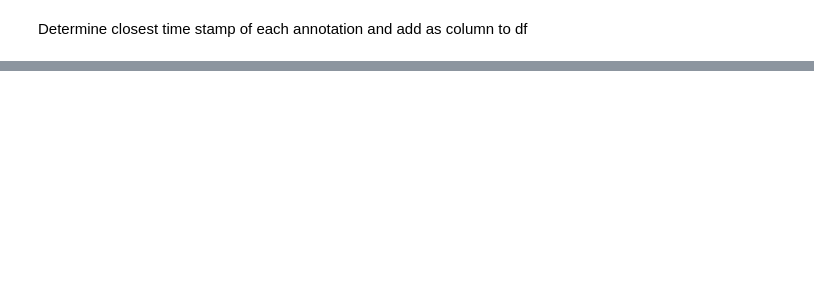
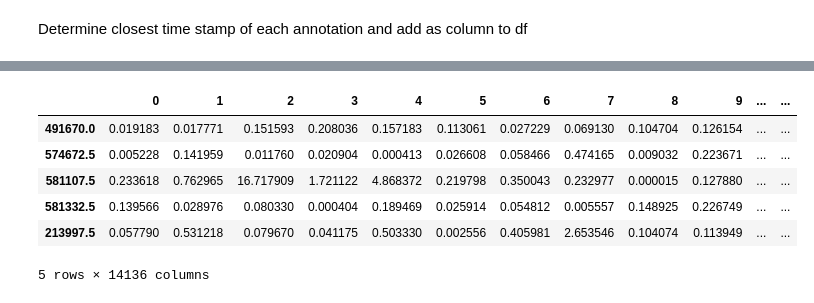
Before and after one commit to grace3999/USV_Python, a Jupyter notebook: Notebooks/Slices_from_annotations.ipynb, the cells around one changed output, grey strips where cells are left out. Cells and saved outputs as stored; diff of their text form; code cells hidden in the pictures; blank space fills up the shorter version.

Commit message:
created slices from annotations

```diff
--- a/Notebooks/Slices_from_annotations.ipynb
+++ b/Notebooks/Slices_from_annotations.ipynb
@@ -185,11 +88,0 @@ Threshold data
-# %%
-start = time.time()
-
-spec_slices_thresh_df = pd.DataFrame(index = spec_slices_df.index)
-for time_stamp in spec_slices_df.index:
-    threshold = np.percentile(spec_slices_df.loc[time_stamp], 70)
-    spec_slices_thresh_df.loc[time_stamp][spec_slices_df.loc[time_stamp] < threshold] = 0
-
-end = time.time()
-print(end - start)
-spec_slices_thresh_df.head()
@@ -202,14 +88,0 @@ features_df.head()
-# %%
-start = time.time()
-
-spec_flat_df = pd.DataFrame(index = spec_slices_df.index, columns = ['time_stamp', 'spec_flat'])
-for time_stamp in spec_slices_df.index:
-    x = spec_slices_df.loc[time_stamp]
-    spec_flat_df.loc[time_stamp]['spec_flat'] = (stats.gmean(x)) / (x.mean())
-    spec_flat_df.loc[time_stamp]['time_stamp'] = time_stamp
-
-print(spec_flat_df.shape)
-end = time.time()
-print(end - start)
-
-spec_flat_df.head(10)
@@ -239,13 +88,0 @@ Find power sum of thresholded slices
-# %%
-start = time.time()
-
-power_sum_df = pd.DataFrame(index = spec_slices_df_flat_thresh.index, columns = ['time_stamp', 'power_sum'])
-for time_stamp in spec_slices_df_flat_thresh.index:
-    power_sum_df.loc[time_stamp]['power_sum'] = spec_slices_df_flat_thresh.loc[time_stamp].sum()
-    power_sum_df.loc[time_stamp]['time_stamp'] = time_stamp
-
-print(power_sum_df.shape)
-end = time.time()
-print(end - start)
-
-power_sum_df.head()
@@ -427,0 +171,2 @@ plt.show()
+# %%
+annot_slices = pd.DataFrame()
@@ -427,0 +253,10 @@ plt.show()
+# %%
+annot_slices.tail()
+# %% [output]
+|  | 0 | 1 | 2 | 3 | 4 | 5 | 6 | 7 | 8 | 9 | ... | ... |
+| 491670.0 | 0.019183 | 0.017771 | 0.151593 | 0.208036 | 0.157183 | 0.113061 | 0.027229 | 0.069130 | 0.104704 | 0.126154 | ... | ... |
+| 574672.5 | 0.005228 | 0.141959 | 0.011760 | 0.020904 | 0.000413 | 0.026608 | 0.058466 | 0.474165 | 0.009032 | 0.223671 | ... | ... |
+| 581107.5 | 0.233618 | 0.762965 | 16.717909 | 1.721122 | 4.868372 | 0.219798 | 0.350043 | 0.232977 | 0.000015 | 0.127880 | ... | ... |
+| 581332.5 | 0.139566 | 0.028976 | 0.080330 | 0.000404 | 0.189469 | 0.025914 | 0.054812 | 0.005557 | 0.148925 | 0.226749 | ... | ... |
+| 213997.5 | 0.057790 | 0.531218 | 0.079670 | 0.041175 | 0.503330 | 0.002556 | 0.405981 | 2.653546 | 0.104074 | 0.113949 | ... | ... |
+5 rows × 14136 columns
```
Also changed, not shown: parts of 59 cells of this notebook, 1 other file.
